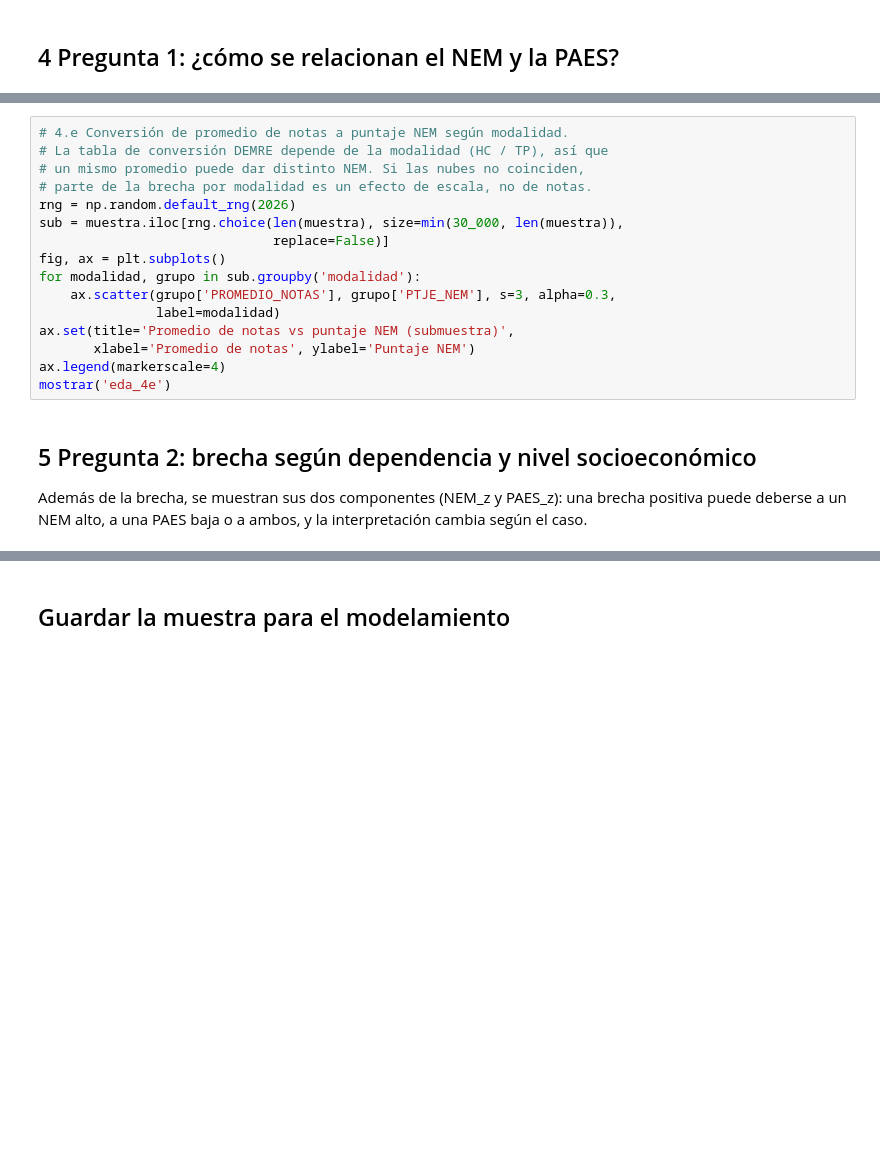
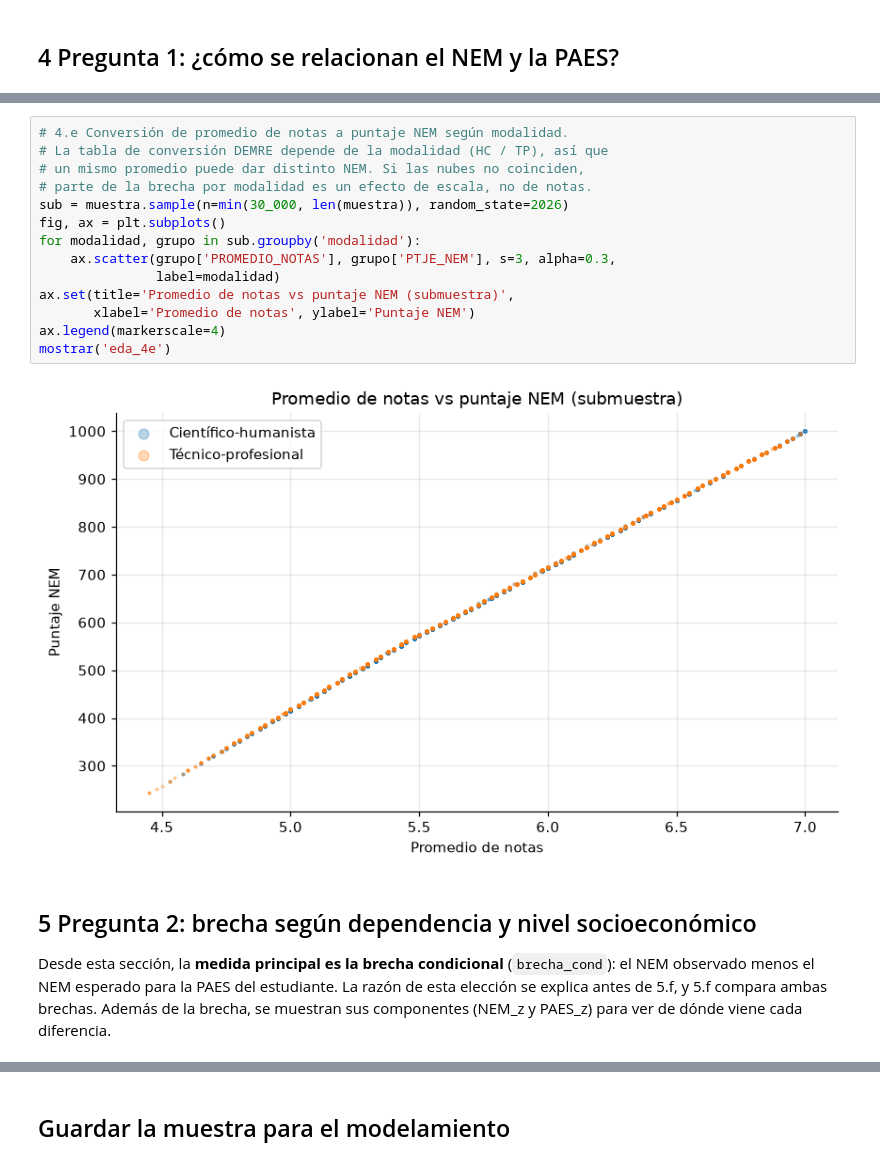
Before and after one commit to msegoviag2007/imt2200, a Jupyter notebook: notebooks/02_eda.ipynb, the cells around one changed output, grey strips where cells are left out. Saved outputs shown, nothing was run; the diff lists cells and outputs as text; blank space fills up the shorter version.

```diff
--- a/notebooks/02_eda.ipynb
+++ b/notebooks/02_eda.ipynb
@@ -261,23 +516,25 @@ print(f"brecha < -1 DE: {(muestra['brecha'] < -1).mean():.1%}")
 # %%
 # 4.e Conversión de promedio de notas a puntaje NEM según modalidad.
 # La tabla de conversión DEMRE depende de la modalidad (HC / TP), así que
 # un mismo promedio puede dar distinto NEM. Si las nubes no coinciden,
 # parte de la brecha por modalidad es un efecto de escala, no de notas.
-rng = np.random.default_rng(2026)
-sub = muestra.iloc[rng.choice(len(muestra), size=min(30_000, len(muestra)),
-                              replace=False)]
+sub = muestra.sample(n=min(30_000, len(muestra)), random_state=2026)
 fig, ax = plt.subplots()
 for modalidad, grupo in sub.groupby('modalidad'):
     ax.scatter(grupo['PROMEDIO_NOTAS'], grupo['PTJE_NEM'], s=3, alpha=0.3,
                label=modalidad)
 ax.set(title='Promedio de notas vs puntaje NEM (submuestra)',
        xlabel='Promedio de notas', ylabel='Puntaje NEM')
 ax.legend(markerscale=4)
 mostrar('eda_4e')
+# %% [output]
+[figure, added]
 # %% [markdown]
 ## 5 Pregunta 2: brecha según dependencia y nivel socioeconómico
 
-Además de la brecha, se muestran sus dos componentes (NEM_z y PAES_z): una brecha
-positiva puede deberse a un NEM alto, a una PAES baja o a ambos, y la
-interpretación cambia según el caso.
+Desde esta sección, la **medida principal es la brecha condicional**
+(`brecha_cond`): el NEM observado menos el NEM esperado para la PAES del estudiante.
+La razón de esta elección se explica antes de 5.f, y 5.f compara ambas brechas.
+Además de la brecha, se muestran sus componentes (NEM_z y PAES_z) para ver de dónde
+viene cada diferencia.
 # %%
```
Also changed, not shown: parts of 38 cells of this notebook, 35 other files.
